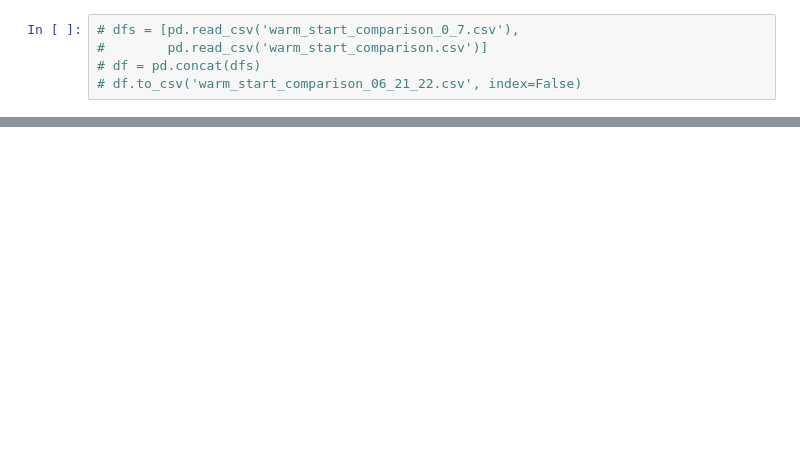
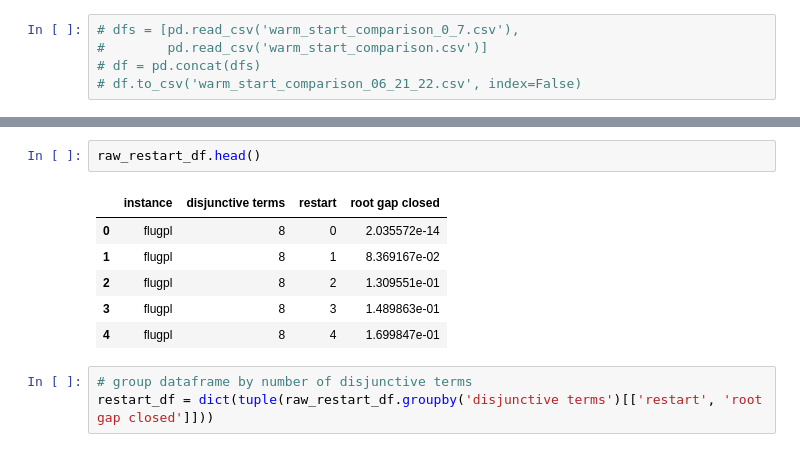
Before and after one commit to spkelle2/warm_starting_series_of_MILPs, a Jupyter notebook: experiments/graphs.ipynb, the cells around one changed output, grey strips where cells are left out. Saved outputs shown, nothing was run; the diff lists cells and outputs as text; blank space fills up the shorter version.

```diff
--- a/experiments/graphs.ipynb
+++ b/experiments/graphs.ipynb
@@ -172,0 +78,12 @@ for metric, name in title.items():
+# %%
+raw_restart_df.head()
+# %% [output]
+|  | instance | disjunctive terms | restart | root gap closed |
+| 0 | flugpl | 8 | 0 | 2.035572e-14 |
+| 1 | flugpl | 8 | 1 | 8.369167e-02 |
+| 2 | flugpl | 8 | 2 | 1.309551e-01 |
+| 3 | flugpl | 8 | 3 | 1.489863e-01 |
+| 4 | flugpl | 8 | 4 | 1.699847e-01 |
+# %%
+# group dataframe by number of disjunctive terms
+restart_df = dict(tuple(raw_restart_df.groupby('disjunctive terms')[['restart', 'root gap closed']]))
```
Also changed, not shown: parts of 20 cells of this notebook, 17 other files.
